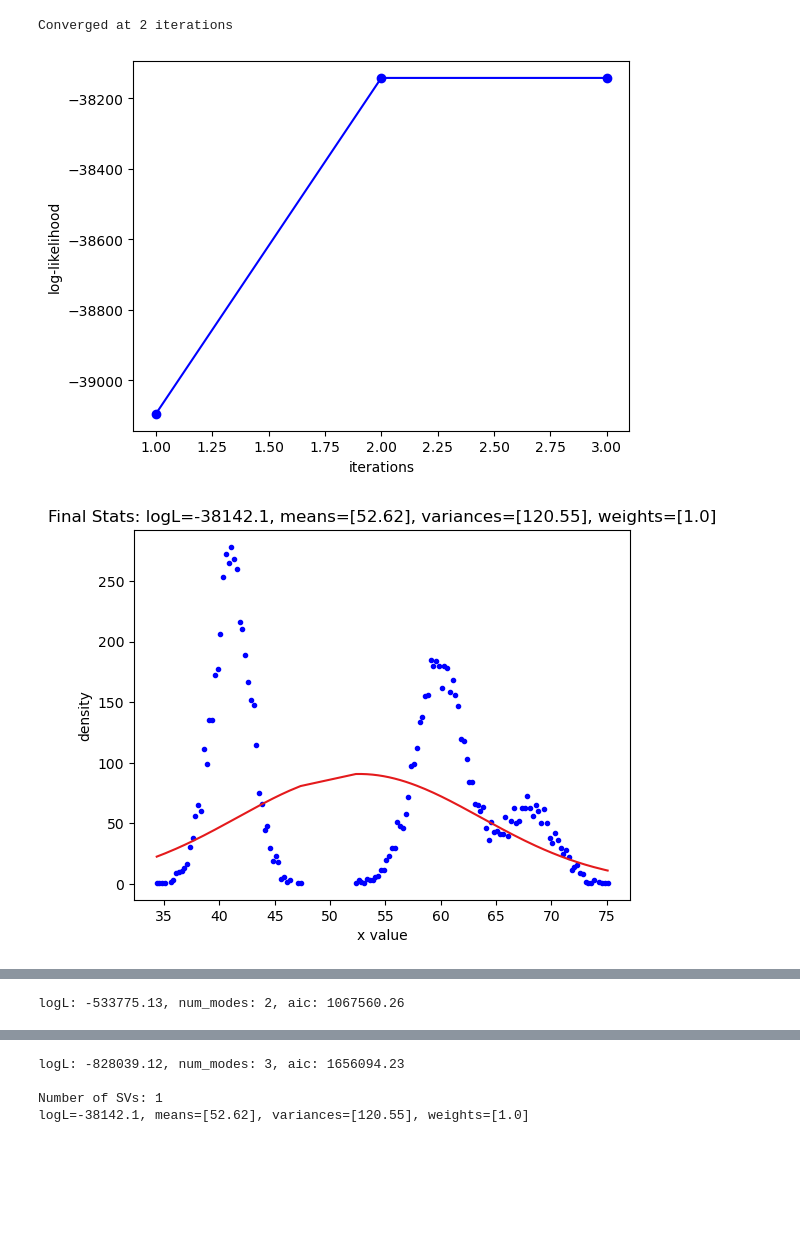
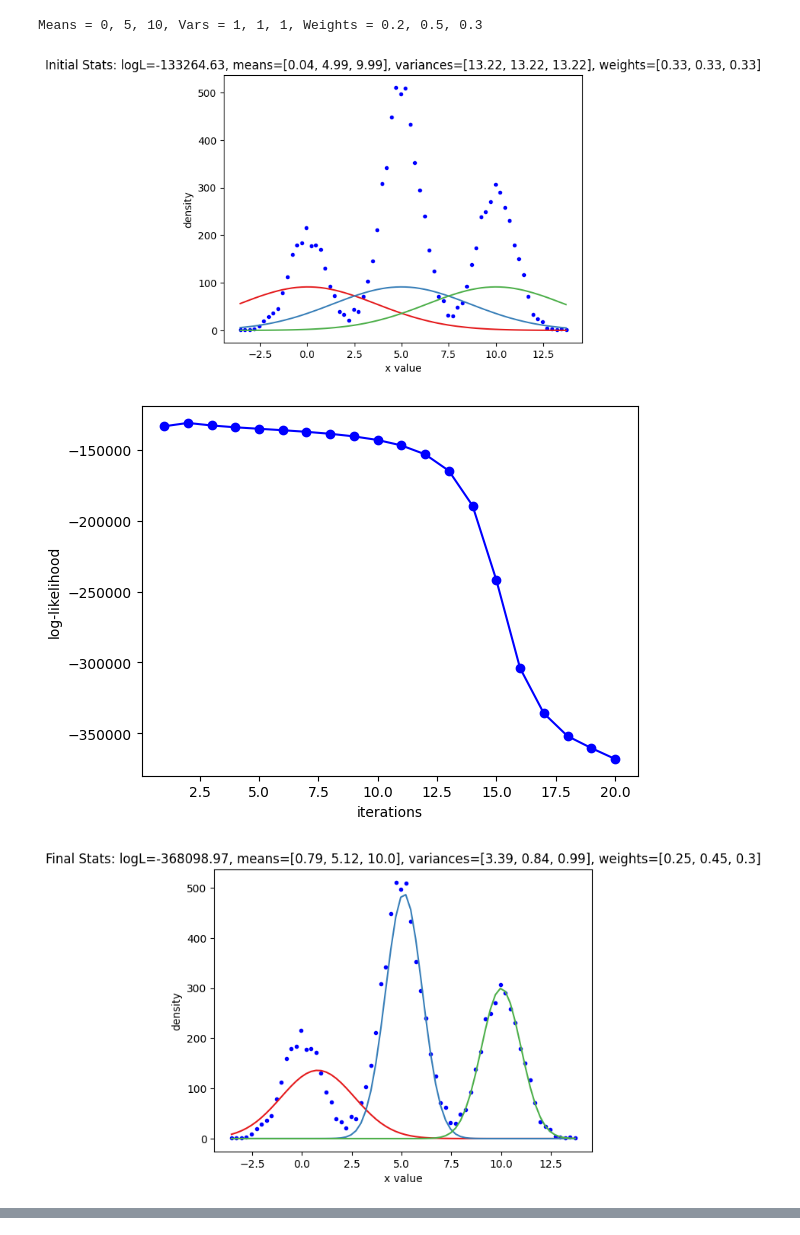
Before and after one commit to vivian-m-li/sv_gmm, a Jupyter notebook: gmm.ipynb, the cells around one changed output, grey strips where cells are left out. Drawn from its saved outputs; the diff is of its cells as text; code cells hidden in the pictures; blank space fills up the shorter version.

```diff
--- a/gmm.ipynb
+++ b/gmm.ipynb
@@ -17,13 +21,14 @@ Means = 41, 68, 60, Vars = 3, 5, 5, Weights = 0.45, 0.14, 0.41
 # %%
 """
 2. Estimate the parameters via EM
 """
 
 # x = generate_data(10000, mode_means=np.array([98, 83]), mode_variances=np.array([3, 2]), weights=np.array([0.62, 0.38]))
-# x = generate_data(10000, mode_means=np.array([0, 5, 10]), mode_variances=np.array([1, 1, 1]), weights=np.array([0.2, 0.5, 0.3]))
-x = generate_data(10000, mode_means=np.array([41, 68, 60]), mode_variances=np.array([3, 5, 5]), weights=np.array([0.45, 0.14, 0.41]))
+x = generate_data(10000, mode_means=np.array([0, 5, 10]), mode_variances=np.array([1, 1, 1]), weights=np.array([0.2, 0.5, 0.3]))
+# x = generate_data(10000, mode_means=np.array([41, 68, 60]), mode_variances=np.array([3, 5, 5]), weights=np.array([0.45, 0.14, 0.41]))
 run_gmm(x)
 # %% [output]
-Converged at 2 iterations
+Means = 0, 5, 10, Vars = 1, 1, 1, Weights = 0.2, 0.5, 0.3
-[figure, old version]
+[figure, new version]
-[figure, old version]
+[figure, new version]
+[figure, new version]
@@ -34 +39,0 @@ Converged at 8 iterations
-logL: -533775.13, num_modes: 2, aic: 1067560.26
@@ -37,4 +39,0 @@ logL: -533775.13, num_modes: 2, aic: 1067560.26
-logL: -828039.12, num_modes: 3, aic: 1656094.23
-
-Number of SVs: 1
-logL=-38142.1, means=[52.62], variances=[120.55], weights=[1.0]
```
Also changed, not shown: parts of 3 cells of this notebook, 1 other file.
